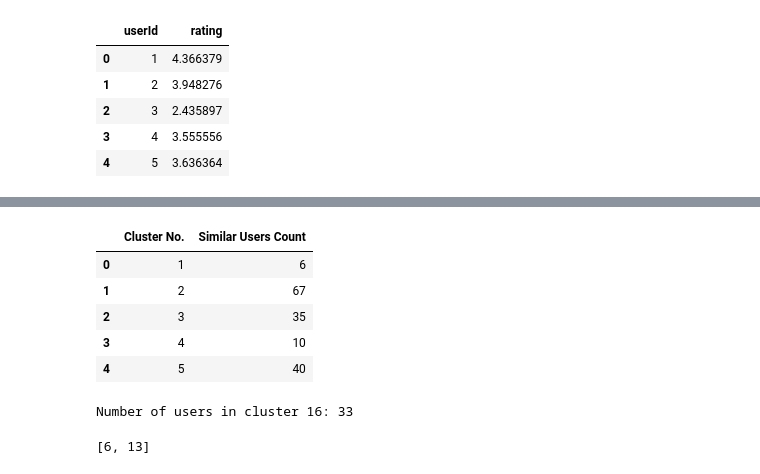
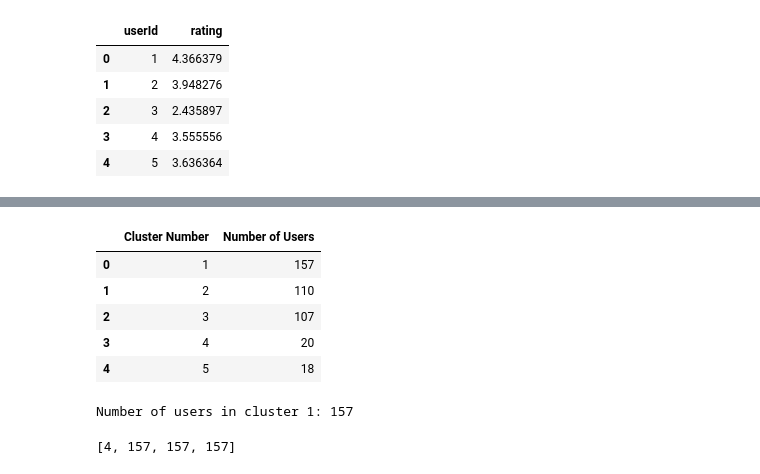
Before and after one commit to mohammed21kamall/Graduation-Project, a Jupyter notebook: Model AI/Prediction Code/PredictionOfUserWithUnratedMovie.ipynb, the cells around one changed output, grey strips where cells are left out. Drawn from its saved outputs; the diff is of its cells as text; code cells hidden in the pictures.

```diff
--- a/Model AI/Prediction Code/PredictionOfUserWithUnratedMovie.ipynb
+++ b/Model AI/Prediction Code/PredictionOfUserWithUnratedMovie.ipynb
@@ -375,19 +375,20 @@ print(weights)
 # %%
-NoOfUsersInAllClusters = pd.read_csv("drive/MyDrive/Dataset2/NoOfUsersInAllClusters.csv")
+NoOfUsersInAllClusters = pd.read_csv("drive/MyDrive/Dataset2/NUMBER_OF_USER_IN_EACH_CLUSTER.csv")
+NoOfUsersInAllClusters = NoOfUsersInAllClusters[['Cluster Number', 'Number of Users']]
 NoOfUsersInAllClusters.head()
 # %% [output]
-|  | Cluster No. | Similar Users Count |
-| 0 | 1 | 6 |
-| 1 | 2 | 67 |
-| 2 | 3 | 35 |
-| 3 | 4 | 10 |
-| 4 | 5 | 40 |
+|  | Cluster Number | Number of Users |
+| 0 | 1 | 157 |
+| 1 | 2 | 110 |
+| 2 | 3 | 107 |
+| 3 | 4 | 20 |
+| 4 | 5 | 18 |
 # %%
 # Function to search for the number of users in a specific cluster
 def search_cluster(cluster_number):
-    cluster_row = NoOfUsersInAllClusters[NoOfUsersInAllClusters['Cluster No.'] == cluster_number]
+    cluster_row = NoOfUsersInAllClusters[NoOfUsersInAllClusters['Cluster Number'] == cluster_number]
     if not cluster_row.empty:
-        return cluster_row.iloc[0]['Similar Users Count']
+        return cluster_row.iloc[0]['Number of Users']
     else:
         return None  # Return None if cluster number is not found
 
@@ -399,15 +400,15 @@ if no_of_users is not None:
 else:
     print(f"Cluster {cluster_number_to_search} not found.")
 # %% [output]
-Number of users in cluster 16: 33
+Number of users in cluster 1: 157
 # %%
 # Function to search for the number of users in a specific cluster
 def search_list_clusters(cluster_numbers):
     results = []
     for cluster_number in cluster_numbers:
-        cluster_row = NoOfUsersInAllClusters[NoOfUsersInAllClusters['Cluster No.'] == cluster_number]
+        cluster_row = NoOfUsersInAllClusters[NoOfUsersInAllClusters['Cluster Number'] == cluster_number]
         if not cluster_row.empty:
-            results.append(cluster_row.iloc[0]['Similar Users Count'])
+            results.append(cluster_row.iloc[0]['Number of Users'])
         else:
             results.append(None)  # Append None if cluster number is not found
     return results
@@ -417,7 +418,7 @@ no_of_cluster_list = search_list_clusters(cluster_numbers)
 
 print(no_of_cluster_list)
 # %% [output]
-[6, 13]
+[4, 157, 157, 157]
 # %%
 def degree(no_of_cluster1, no_of_cluster2):
     result =  no_of_cluster1 / no_of_cluster2
```
Also changed, not shown: parts of 20 cells of this notebook.
